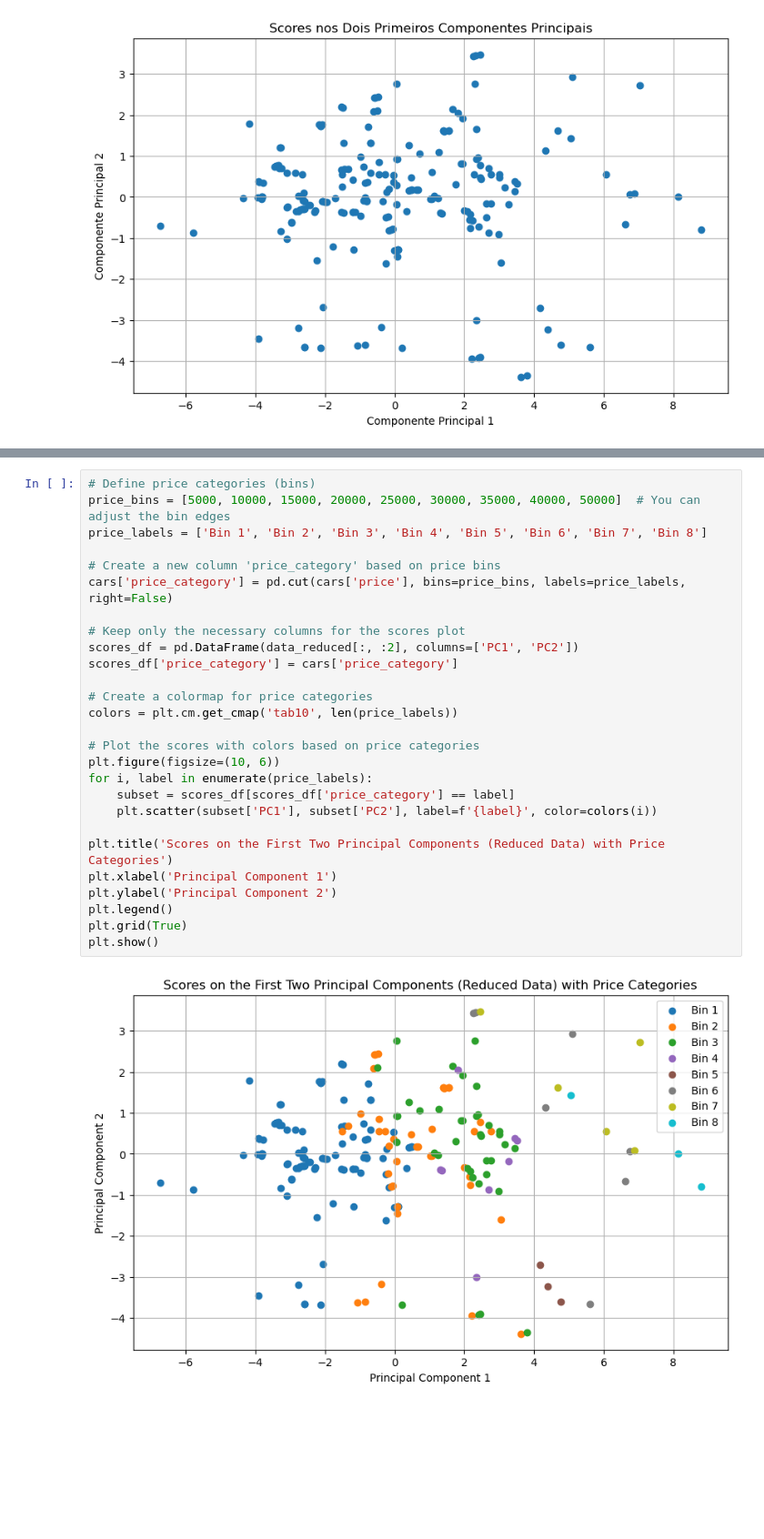
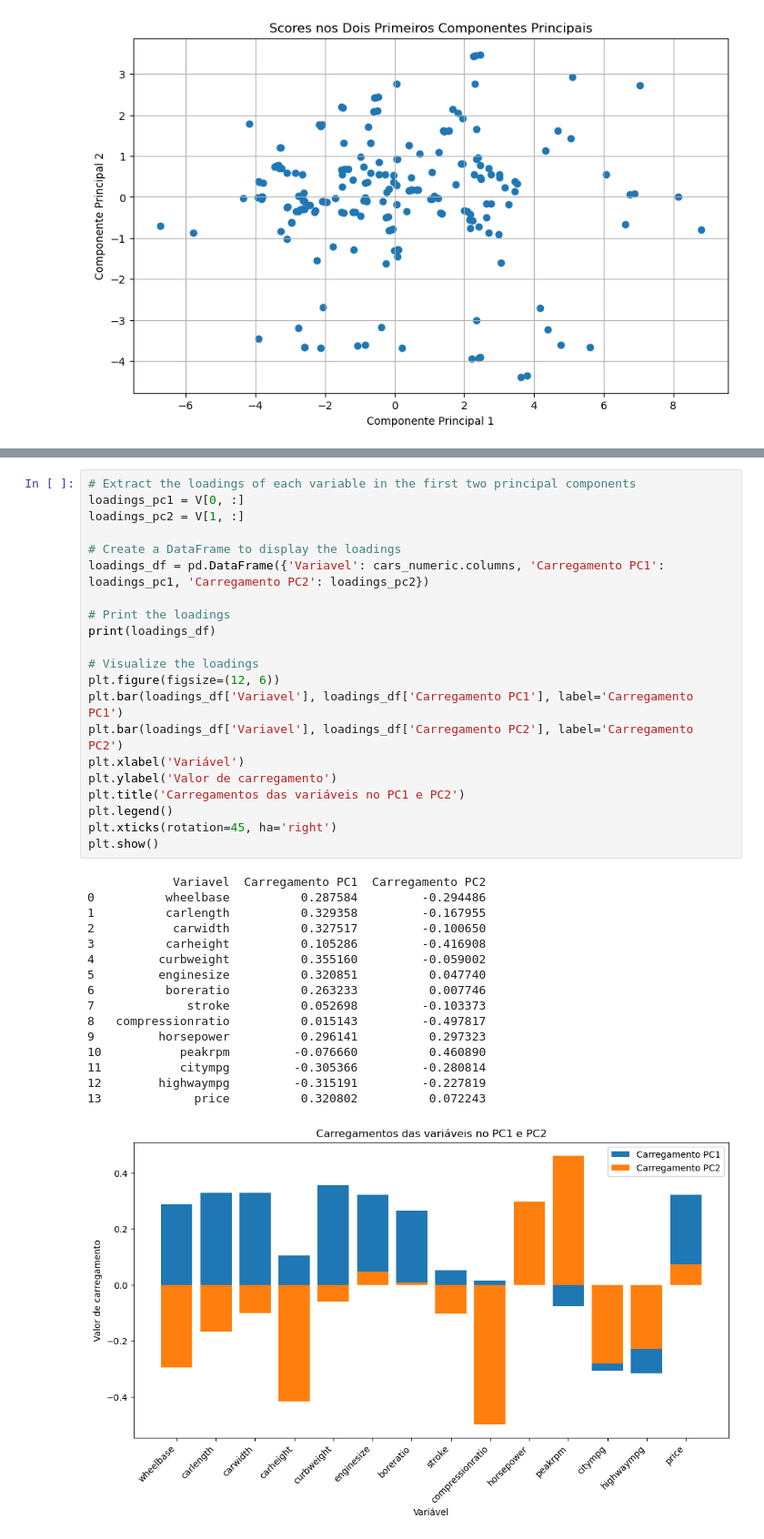
Before and after one commit to devgabrielmarcondes/cars-pca, a Jupyter notebook: main.ipynb, the cells around one changed output, grey strips where cells are left out. Shown: that part at 91% size. Drawn from its saved outputs; the diff is of its cells as text; blank space fills up the shorter version.

```diff
--- a/main.ipynb
+++ b/main.ipynb
@@ -154,29 +117,38 @@ Shape of the reduced data: (205, 6)
-# %%
-# Define price categories (bins)
-price_bins = [5000, 10000, 15000, 20000, 25000, 30000, 35000, 40000, 50000]  # You can adjust the bin edges
-price_labels = ['Bin 1', 'Bin 2', 'Bin 3', 'Bin 4', 'Bin 5', 'Bin 6', 'Bin 7', 'Bin 8']
-
-# Create a new column 'price_category' based on price bins
-cars['price_category'] = pd.cut(cars['price'], bins=price_bins, labels=price_labels, right=False)
-
-# Keep only the necessary columns for the scores plot
-scores_df = pd.DataFrame(data_reduced[:, :2], columns=['PC1', 'PC2'])
-scores_df['price_category'] = cars['price_category']
-
-# Create a colormap for price categories
-colors = plt.cm.get_cmap('tab10', len(price_labels))
-
-# Plot the scores with colors based on price categories
-plt.figure(figsize=(10, 6))
-for i, label in enumerate(price_labels):
-    subset = scores_df[scores_df['price_category'] == label]
-    plt.scatter(subset['PC1'], subset['PC2'], label=f'{label}', color=colors(i))
-
-plt.title('Scores on the First Two Principal Components (Reduced Data) with Price Categories')
-plt.xlabel('Principal Component 1')
-plt.ylabel('Principal Component 2')
-plt.legend()
-plt.grid(True)
-plt.show()
-# %% [output]
-[figure, removed]
+# %%
+# Extract the loadings of each variable in the first two principal components
+loadings_pc1 = V[0, :]
+loadings_pc2 = V[1, :]
+
+# Create a DataFrame to display the loadings
+loadings_df = pd.DataFrame({'Variavel': cars_numeric.columns, 'Carregamento PC1': loadings_pc1, 'Carregamento PC2': loadings_pc2})
+
+# Print the loadings
+print(loadings_df)
+
+# Visualize the loadings
+plt.figure(figsize=(12, 6))
+plt.bar(loadings_df['Variavel'], loadings_df['Carregamento PC1'], label='Carregamento PC1')
+plt.bar(loadings_df['Variavel'], loadings_df['Carregamento PC2'], label='Carregamento PC2')
+plt.xlabel('Variável')
+plt.ylabel('Valor de carregamento')
+plt.title('Carregamentos das variáveis no PC1 e PC2')
+plt.legend()
+plt.xticks(rotation=45, ha='right')
+plt.show()
+# %% [output]
+            Variavel  Carregamento PC1  Carregamento PC2
+0          wheelbase          0.287584         -0.294486
+1          carlength          0.329358         -0.167955
+2           carwidth          0.327517         -0.100650
+3          carheight          0.105286         -0.416908
+4         curbweight          0.355160         -0.059002
+5         enginesize          0.320851          0.047740
+6          boreratio          0.263233          0.007746
+7             stroke          0.052698         -0.103373
+8   compressionratio          0.015143         -0.497817
+9         horsepower          0.296141          0.297323
+10           peakrpm         -0.076660          0.460890
+11           citympg         -0.305366         -0.280814
+12        highwaympg         -0.315191         -0.227819
+13             price          0.320802          0.072243
+[figure, added]
```
Also changed, not shown: parts of 4 cells of this notebook.
